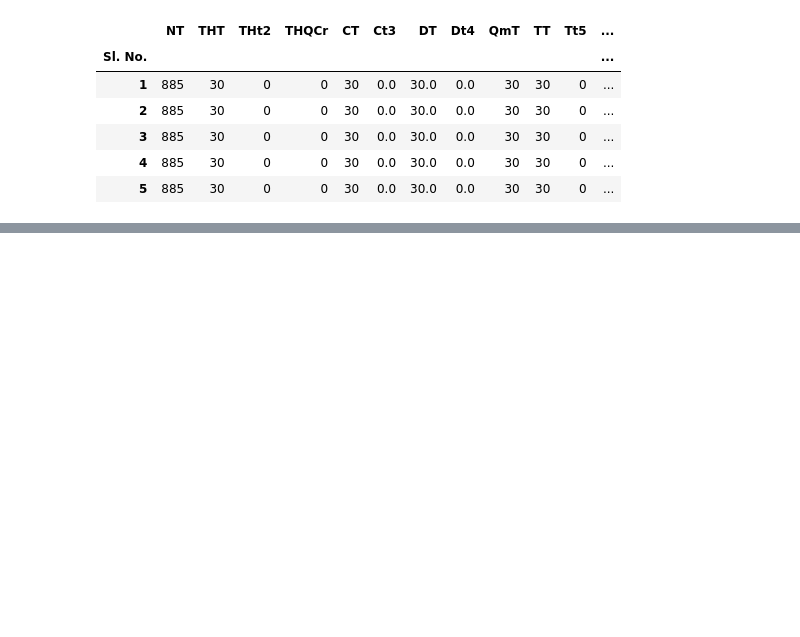
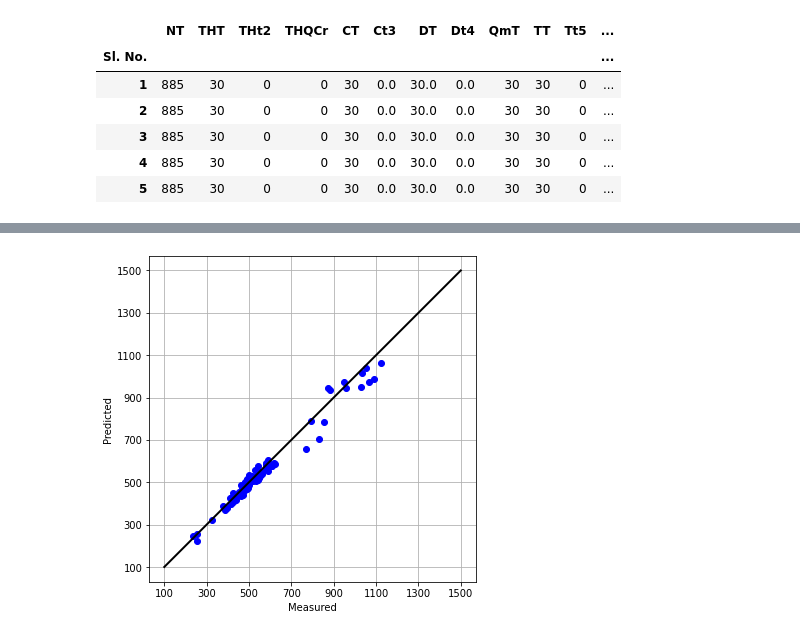
Before and after one commit to Lab-Brat/Materials_Informatics_Experiments, a Jupyter notebook: linear_regression/ex1_fatigue_prediction/mat_fatigue.ipynb, the cells around one changed output, grey strips where cells are left out. Saved outputs shown, nothing was run; the diff lists cells and outputs as text; code cells hidden in the pictures; blank space fills up the shorter version.

```diff
--- a/linear_regression/ex1_fatigue_prediction/mat_fatigue.ipynb
+++ b/linear_regression/ex1_fatigue_prediction/mat_fatigue.ipynb
@@ -176,0 +163,27 @@ plt.show()
+# %%
+scaler = StandardScaler()
+X_train_std = scaler.fit_transform(X_train)
+X_test_std = scaler.fit_transform(X_test)
+
+#models
+#simple linear regression
+lr = LinearRegression().fit(X_train_std, y_train)
+y_pred_lr, rmse_lr, r2_lr, lr_name = get_scores(lr, X_test_std, y_test)
+
+#ridge regression
+ridge = Ridge(alpha=0.008, random_state=0).fit(X_train_std, y_train)
+y_pred_rg, rmse_rg, r2_rg, rg_name = get_scores(ridge, X_test_std, y_test)
+
+#lasso regression
+lasso = Lasso(alpha=0.5,random_state=0).fit(X_train_std, y_train)
+y_pred_ls, rmse_ls, r2_ls, ls_name = get_scores(lasso, X_test_std, y_test)
+
+#elasticnet regression
+en = ElasticNet(alpha=0.001,random_state=0).fit(X_train_std, y_train)
+y_pred_en, rmse_en, r2_en, en_name = get_scores(en, X_test_std, y_test)
+
+
+print("{0} model\n RMSE = {1: .5f}, R2 = {2: .5f}\n".format(lr_name, rmse_lr, r2_lr))
+print("{0} model\n RMSE = {1: .5f}, R2 = {2: .5f}\n".format(rg_name, rmse_rg, r2_rg))
+print("{0} model\n RMSE = {1: .5f}, R2 = {2: .5f}\n".format(ls_name, rmse_ls, r2_ls))
+print("{0} model\n RMSE = {1: .5f}, R2 = {2: .5f}\n".format(en_name, rmse_en, r2_en))
@@ -176,0 +202,4 @@ plt.show()
+# %%
+metrics_plot(y_test, y_pred_en)
+# %% [output]
+[figure, added]
```
Also changed, not shown: parts of 18 cells of this notebook.
